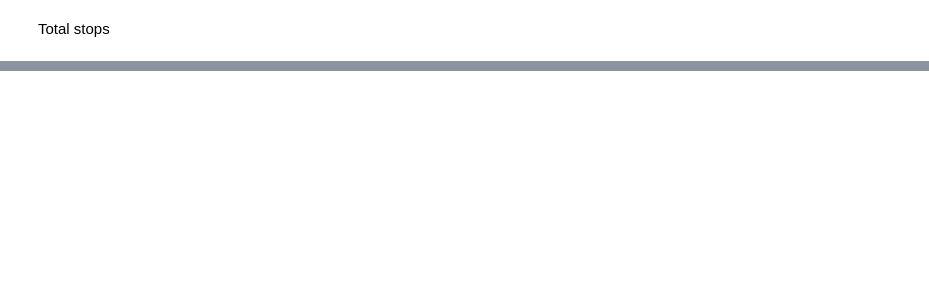
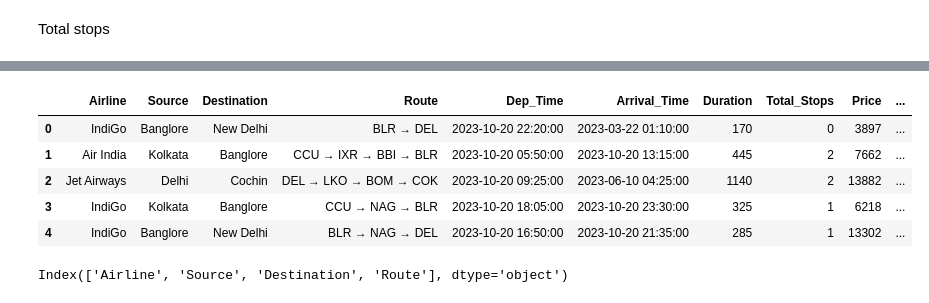
Before and after one commit to prathmeshpatil98/Flight_price_predication-_project-, a Jupyter notebook: flight_price_pred.ipynb, the cells around one changed output, grey strips where cells are left out. Cells and saved outputs as stored; diff of their text form; code cells hidden in the pictures; blank space fills up the shorter version.

Commit message:
flight price predication

```diff
--- a/flight_price_pred.ipynb
+++ b/flight_price_pred.ipynb
@@ -245,0 +256,8 @@ Total stops
+# %%
+data['Total_Stops'] = data['Total_Stops'].map({
+    'non-stop': 0 ,
+    '1 stop' : 1 ,
+    '2 stops' : 2 ,
+    '3 stops' : 3 ,
+    '4 stops' : 4
+})
@@ -245,0 +290,14 @@ Total stops
+# %%
+data.drop('Additional_Info',axis=1 , inplace=True)
+data.head()
+# %% [output]
+|  | Airline | Source | Destination | Route | Dep_Time | Arrival_Time | Duration | Total_Stops | Price | ... |
+| 0 | IndiGo | Banglore | New Delhi | BLR → DEL | 2023-10-20 22:20:00 | 2023-03-22 01:10:00 | 170 | 0 | 3897 | ... |
+| 1 | Air India | Kolkata | Banglore | CCU → IXR → BBI → BLR | 2023-10-20 05:50:00 | 2023-10-20 13:15:00 | 445 | 2 | 7662 | ... |
+| 2 | Jet Airways | Delhi | Cochin | DEL → LKO → BOM → COK | 2023-10-20 09:25:00 | 2023-06-10 04:25:00 | 1140 | 2 | 13882 | ... |
+| 3 | IndiGo | Kolkata | Banglore | CCU → NAG → BLR | 2023-10-20 18:05:00 | 2023-10-20 23:30:00 | 325 | 1 | 6218 | ... |
+| 4 | IndiGo | Banglore | New Delhi | BLR → NAG → DEL | 2023-10-20 16:50:00 | 2023-10-20 21:35:00 | 285 | 1 | 13302 | ... |
+# %%
+data.select_dtypes(['object']).columns
+# %% [output]
+Index(['Airline', 'Source', 'Destination', 'Route'], dtype='object')
```
Also changed, not shown: parts of 10 cells of this notebook, 1 other file.
